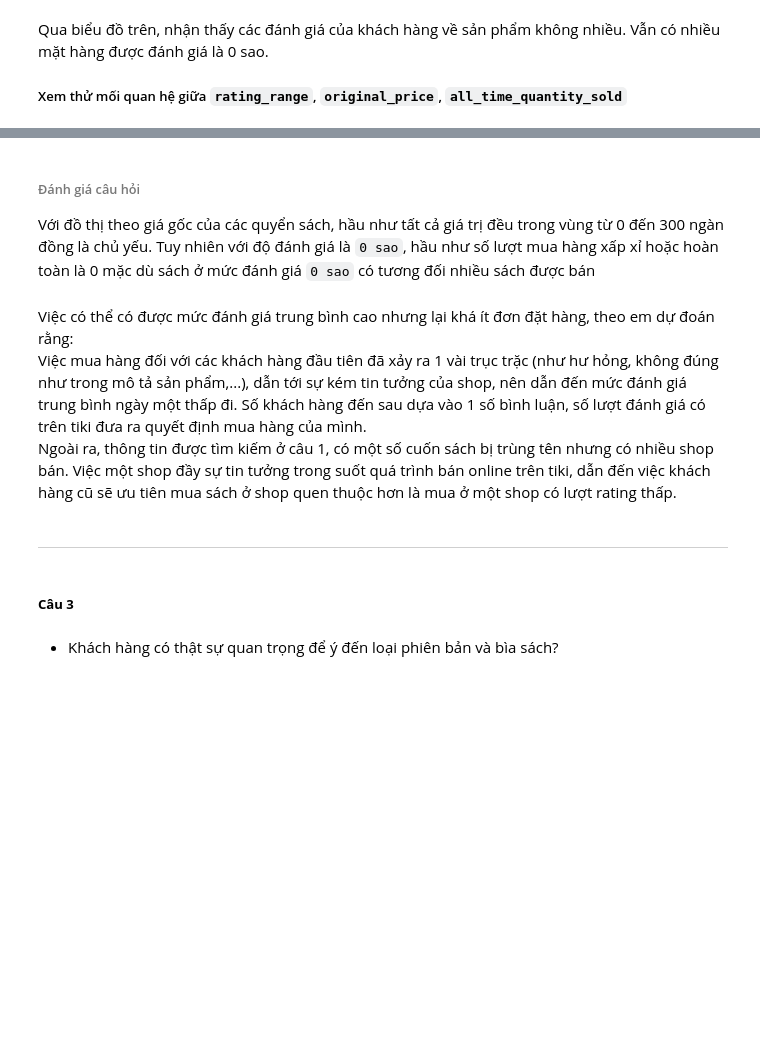
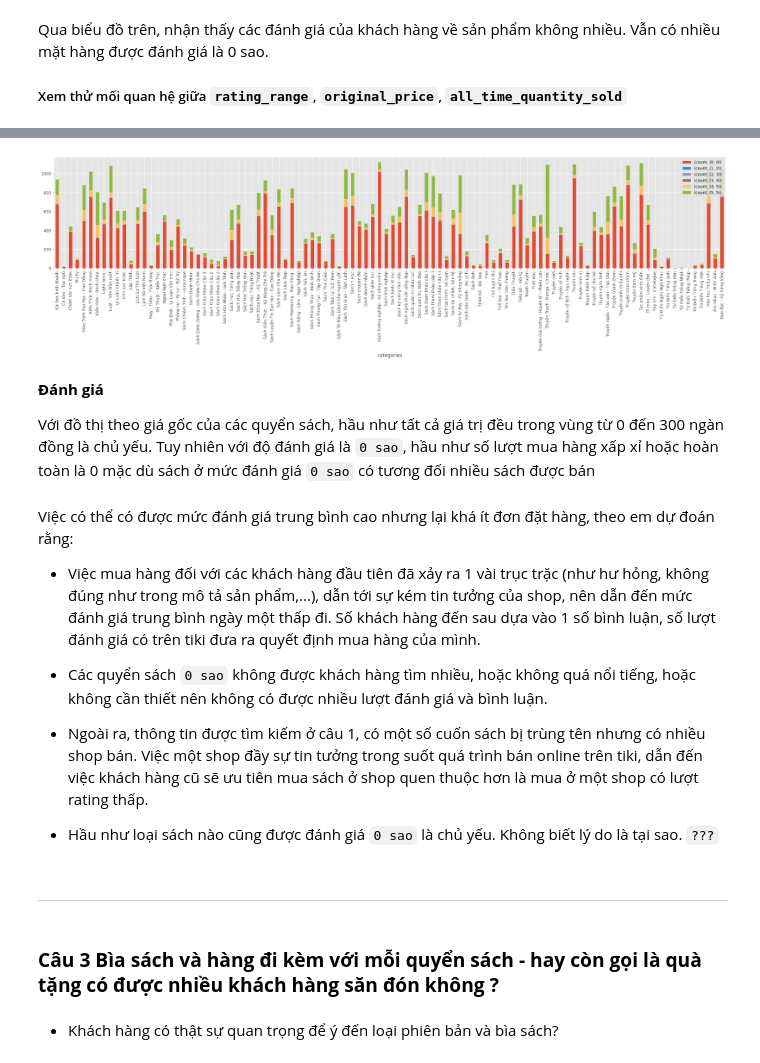
Before and after one commit to Miruku2201/NMKHDL_Final_Project, a Jupyter notebook: preprocessing.ipynb, the cells around one changed output, grey strips where cells are left out. Drawn from its saved outputs; the diff is of its cells as text; code cells hidden in the pictures; blank space fills up the shorter version.

```diff
--- a/preprocessing.ipynb
+++ b/preprocessing.ipynb
@@ -371,14 +595,32 @@ plt.tight_layout()
+# %%
+temp_df = rcp_df.copy()
+group_df = temp_df.groupby("categories")["rating_range"].value_counts().to_frame().rename(columns = {"rating_range" : "count"}).sort_values(by = "rating_range").unstack(level = 1)
+# group_df
+fig, ax = plt.subplots(figsize = (30, 5))
+# sns.countplot(data = group_df, x = "categories" , hue = "rating_range")
+group_df.plot(kind = "bar", stacked = True, ax = ax)
+plt.legend(loc = "upper right")
+plt.xticks(rotation=90)
+plt.show()
+# %% [output]
+[figure, added]
 # %% [markdown]
-###### Đánh giá câu hỏi
+**Đánh giá**<br>
+
 Với đồ thị theo giá gốc của các quyển sách, hầu như tất cả giá trị đều trong vùng từ 0 đến 300 ngàn đồng là chủ yếu. Tuy nhiên với độ đánh giá là `0 sao`, hầu như số lượt mua hàng xấp xỉ hoặc hoàn toàn là 0 mặc dù sách ở mức đánh giá `0 sao` có tương đối nhiều sách được bán <br>
 <br>
 Việc có thể có được mức đánh giá trung bình cao nhưng lại khá ít đơn đặt hàng, theo em dự đoán rằng:<br>
-Việc mua hàng đối với các khách hàng đầu tiên đã xảy ra 1 vài trục trặc (như hư hỏng, không đúng như trong mô tả sản phẩm,...), dẫn tới sự kém tin tưởng của shop, nên dẫn đến mức đánh giá trung bình ngày một thấp đi. Số khách hàng đến sau dựa vào 1 số bình luận, số lượt đánh giá có trên tiki đưa ra quyết định mua hàng của mình.<br>
-Ngoài ra, thông tin được tìm kiếm ở câu 1, có một số cuốn sách bị trùng tên nhưng có nhiều shop bán. Việc một shop đầy sự tin tưởng trong suốt quá trình bán online trên tiki, dẫn đến việc khách hàng cũ sẽ ưu tiên mua sách ở shop quen thuộc hơn là mua ở một shop có lượt rating thấp.
++ Việc mua hàng đối với các khách hàng đầu tiên đã xảy ra 1 vài trục trặc (như hư hỏng, không đúng như trong mô tả sản phẩm,...), dẫn tới sự kém tin tưởng của shop, nên dẫn đến mức đánh giá trung bình ngày một thấp đi. Số khách hàng đến sau dựa vào 1 số bình luận, số lượt đánh giá có trên tiki đưa ra quyết định mua hàng của mình.<br>
+
++ Các quyển sách `0 sao` không được khách hàng tìm nhiều, hoặc không quá nổi tiếng, hoặc không cần thiết nên không có được nhiều lượt đánh giá và bình luận.
+
++ Ngoài ra, thông tin được tìm kiếm ở câu 1, có một số cuốn sách bị trùng tên nhưng có nhiều shop bán. Việc một shop đầy sự tin tưởng trong suốt quá trình bán online trên tiki, dẫn đến việc khách hàng cũ sẽ ưu tiên mua sách ở shop quen thuộc hơn là mua ở một shop có lượt rating thấp.
+
++ Hầu như loại sách nào cũng được đánh giá `0 sao` là chủ yếu. Không biết lý do là tại sao. `???`
 # %% [markdown]
 ---
-# %% [markdown]
-##### **Câu 3**
+# %% [markdown]
+### **Câu 3 Bìa sách và hàng đi kèm với mỗi quyển sách - hay còn gọi là quà tặng có được nhiều khách hàng săn đón không ?**
 # %% [markdown]
 - Khách hàng có thật sự quan trọng để ý đến loại phiên bản và bìa sách?
 # %% [markdown]
```
Also changed, not shown: parts of 51 cells of this notebook.
